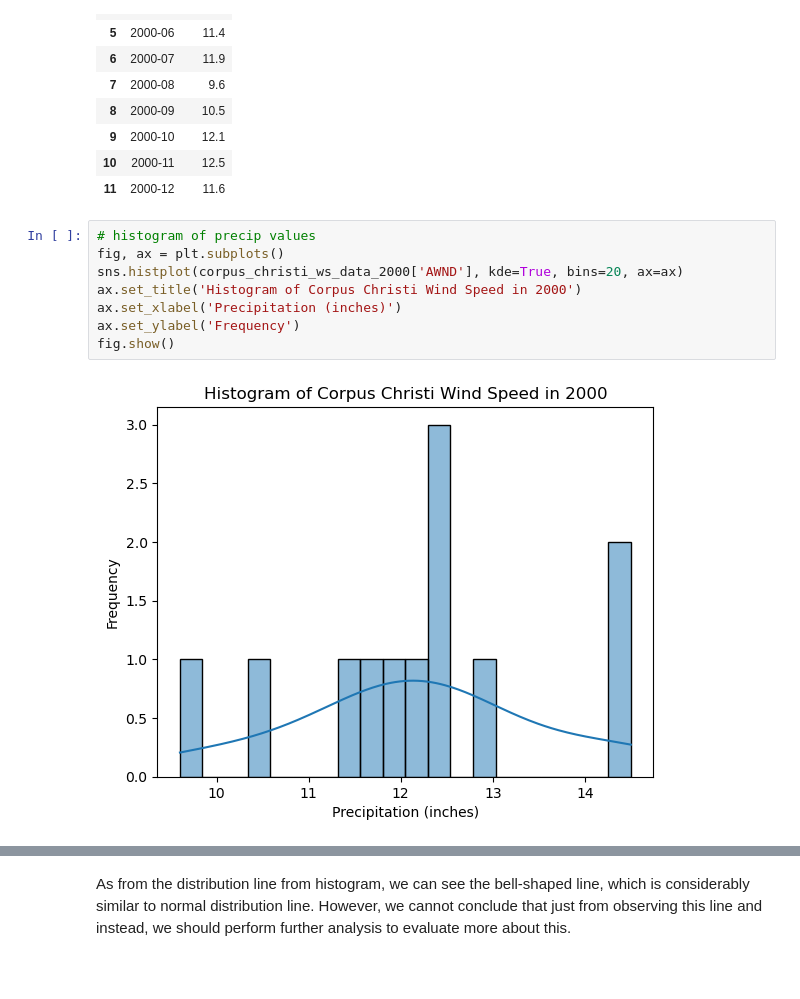
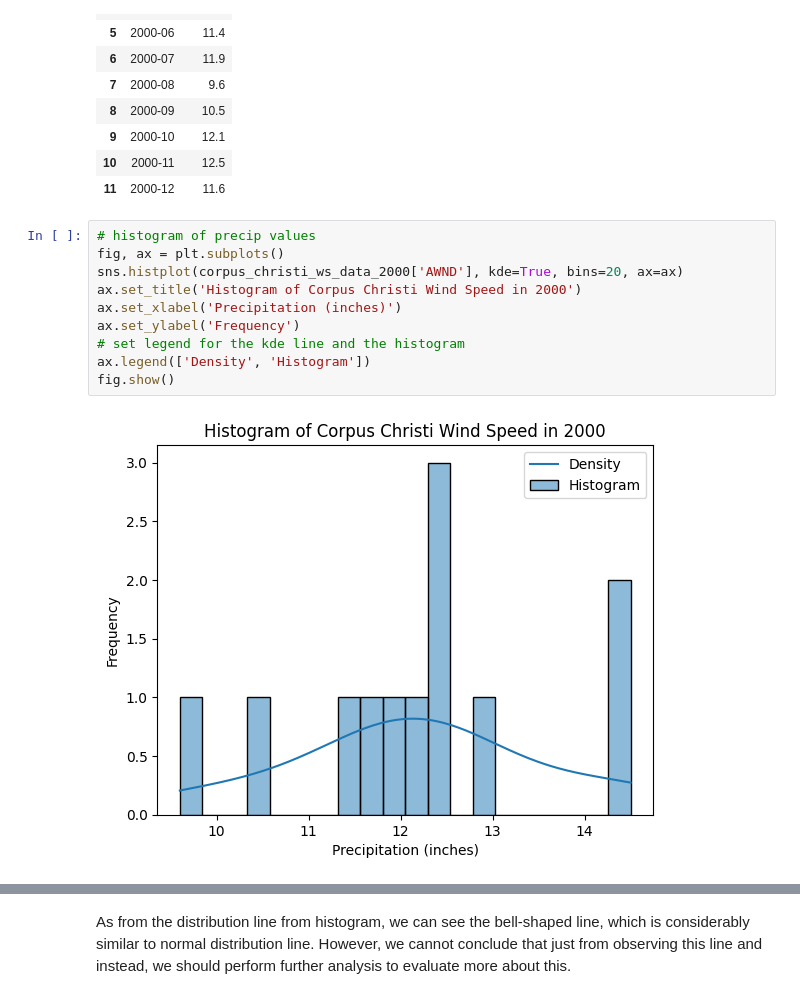
Before and after one commit to khoihng22/cosc_6380_hyp_group_2, a Jupyter notebook: Hypothesis 8.ipynb, the cells around one changed output, grey strips where cells are left out. Drawn from its saved outputs; the diff is of its cells as text; blank space fills up the shorter version.

```diff
--- a/Hypothesis 8.ipynb
+++ b/Hypothesis 8.ipynb
@@ -56,10 +76,12 @@ corpus_christi_ws_data_2000
 # %%
 # histogram of precip values
 fig, ax = plt.subplots()
 sns.histplot(corpus_christi_ws_data_2000['AWND'], kde=True, bins=20, ax=ax)
 ax.set_title('Histogram of Corpus Christi Wind Speed in 2000')
 ax.set_xlabel('Precipitation (inches)')
 ax.set_ylabel('Frequency')
+# set legend for the kde line and the histogram
+ax.legend(['Density', 'Histogram'])
 fig.show()
 # %% [output]
-[figure, old version]
+[figure, new version]
```
Also changed, not shown: parts of 19 cells of this notebook, 1 other file.
